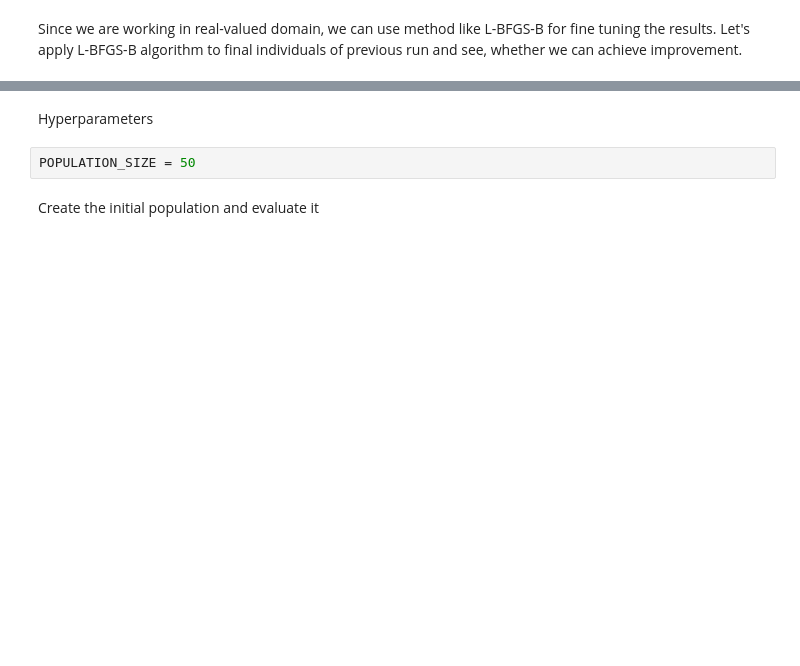
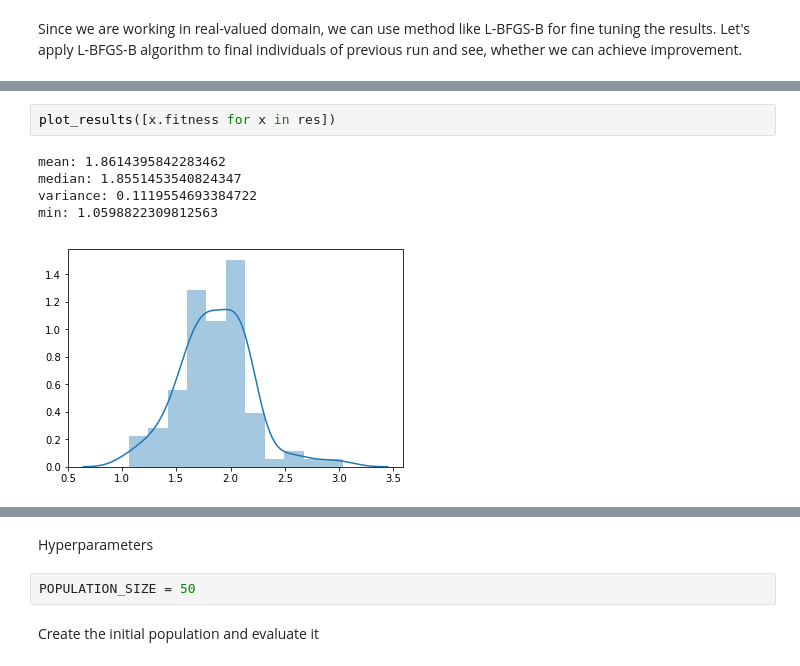
Before and after one commit to Jarino/cgp-optimization, a Jupyter notebook: RVCGP custom heuristic.ipynb, the cells around one changed output, grey strips where cells are left out. Saved outputs shown, nothing was run; the diff lists cells and outputs as text; blank space fills up the shorter version.

```diff
--- a/RVCGP custom heuristic.ipynb
+++ b/RVCGP custom heuristic.ipynb
@@ -181,0 +256,8 @@ for index, individual in enumerate(res):
+# %%
+plot_results([x.fitness for x in res])
+# %% [output]
+mean: 1.8614395842283462
+median: 1.8551453540824347
+variance: 0.1119554693384722
+min: 1.0598822309812563
+[figure, added]
```
Also changed, not shown: parts of 24 cells of this notebook, 6 other files.
